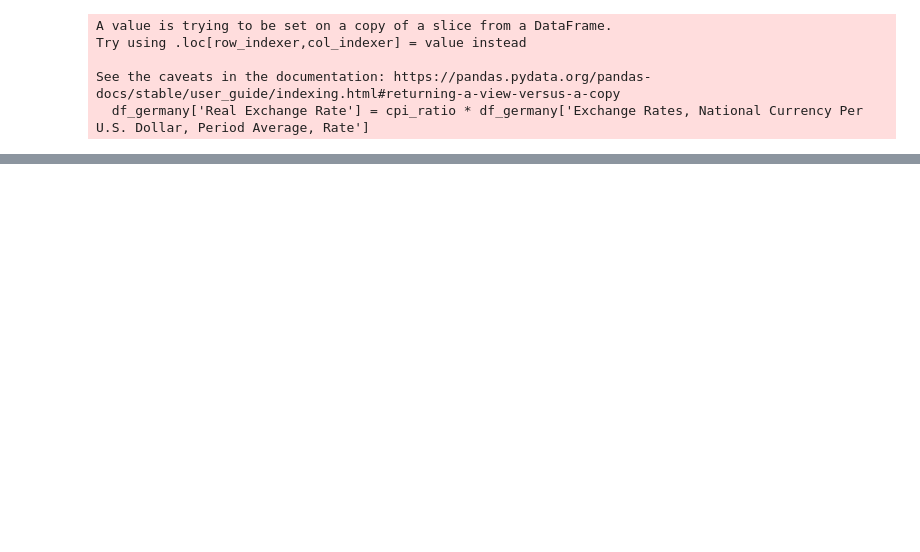
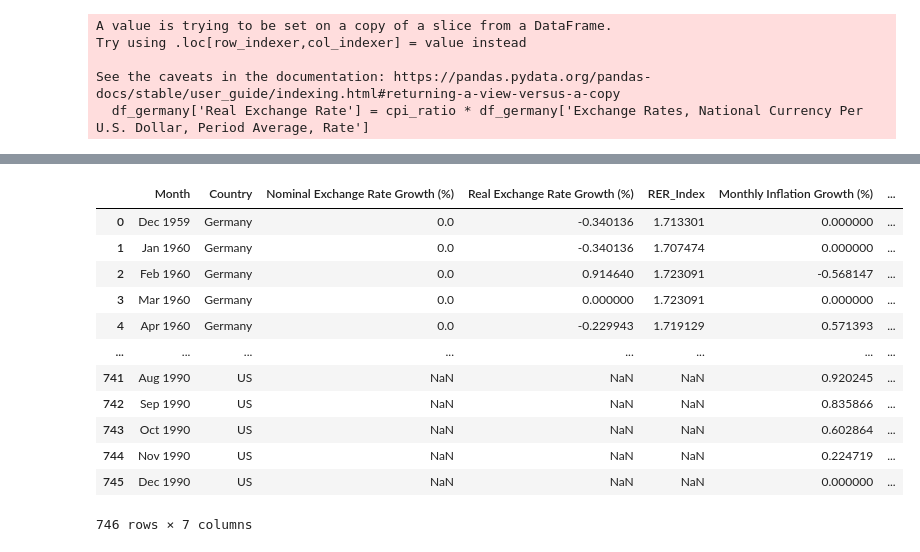
Before and after one commit to EC1B1-Macro-Project/Germany_Coursework, a Jupyter notebook: code /NB01-cleaning.ipynb, the cells around one changed output, grey strips where cells are left out. Cells and saved outputs as stored; diff of their text form; code cells hidden in the pictures; blank space fills up the shorter version.

```diff
--- a/code /NB01-cleaning.ipynb
+++ b/code /NB01-cleaning.ipynb
@@ -179,6 +195,6 @@ merged_df
 # %%
 # Define a function to detect strict (fewer) outliers
-def detect_outliers_strict(df, column, iqr_threshold=3.0, z_threshold=4.0):
+def detect_outliers_strict(df, column, iqr_threshold=2.5, z_threshold=3.0):
     # Compute IQR bounds
     Q1 = df[column].quantile(0.25)
     Q3 = df[column].quantile(0.75)
@@ -201,7 +217,7 @@ numeric_columns = merged_df.select_dtypes(include=[np.number]).columns
 outlier_locations = []
 
 for col in numeric_columns:
-    outliers = detect_outliers_strict(merged_df, col, iqr_threshold=3.0, z_threshold=4.0)
+    outliers = detect_outliers_strict(merged_df, col, iqr_threshold=2.5, z_threshold=3.0)
 
     # Store row index, month, column, and outlier value
     for index in merged_df[outliers].index:
@@ -236,0 +281,31 @@ Detected Outliers with Month Information:
+# %%
+# List of columns where missing values should NOT be handled
+columns_to_exclude = [
+    "Nominal Exchange Rate Growth (%)",
+    "Real Exchange Rate Growth (%)",
+    "RER_Index",
+    "Monthly Industrial Production Growth (%)",
+    "Industrial Production YoY Growth (%)"
+]
+
+# Separate data for US (for exclusion in missing value handling)
+us_mask = merged_df["Country"] == "US"
+
+# Step 1: Apply interpolation **only to allowed columns** (excluding US for the specific calculations)
+for col in merged_df.select_dtypes(include=[np.number]).columns:
+    if col not in columns_to_exclude:
+        merged_df.loc[~us_mask, col] = merged_df.loc[~us_mask, col].interpolate(method='linear')
+
+# Step 2: Forward-fill and Backward-fill missing values, but **only for allowed columns**
+for col in merged_df.select_dtypes(include=[np.number]).columns:
+    if col not in columns_to_exclude:
+        merged_df[col].ffill(inplace=True)  # Forward fill
+        merged_df[col].bfill(inplace=True)  # Backward fill
+
+# Step 3: Special Handling for First Row NaNs
+merged_df.fillna(method="bfill", inplace=True)  # Backward fill first row NaNs
+
+# Step 4: As a last resort, fill remaining NaNs with column means (except excluded columns)
+for col in merged_df.select_dtypes(include=[np.number]).columns:
+    if col not in columns_to_exclude:
+        merged_df[col].fillna(merged_df[col].mean(), inplace=True)
@@ -236,0 +319,16 @@ Detected Outliers with Month Information:
+# %%
+merged_df
+# %% [output]
+|  | Month | Country | Nominal Exchange Rate Growth (%) | Real Exchange Rate Growth (%) | RER_Index | Monthly Inflation Growth (%) | ... |
+| 0 | Dec 1959 | Germany | 0.0 | -0.340136 | 1.713301 | 0.000000 | ... |
+| 1 | Jan 1960 | Germany | 0.0 | -0.340136 | 1.707474 | 0.000000 | ... |
+| 2 | Feb 1960 | Germany | 0.0 | 0.914640 | 1.723091 | -0.568147 | ... |
+| 3 | Mar 1960 | Germany | 0.0 | 0.000000 | 1.723091 | 0.000000 | ... |
+| 4 | Apr 1960 | Germany | 0.0 | -0.229943 | 1.719129 | 0.571393 | ... |
+| ... | ... | ... | ... | ... | ... | ... | ... |
+| 741 | Aug 1990 | US | NaN | NaN | NaN | 0.920245 | ... |
+| 742 | Sep 1990 | US | NaN | NaN | NaN | 0.835866 | ... |
+| 743 | Oct 1990 | US | NaN | NaN | NaN | 0.602864 | ... |
+| 744 | Nov 1990 | US | NaN | NaN | NaN | 0.224719 | ... |
+| 745 | Dec 1990 | US | NaN | NaN | NaN | 0.000000 | ... |
+746 rows × 7 columns
```
Also changed, not shown: parts of 20 cells of this notebook.
